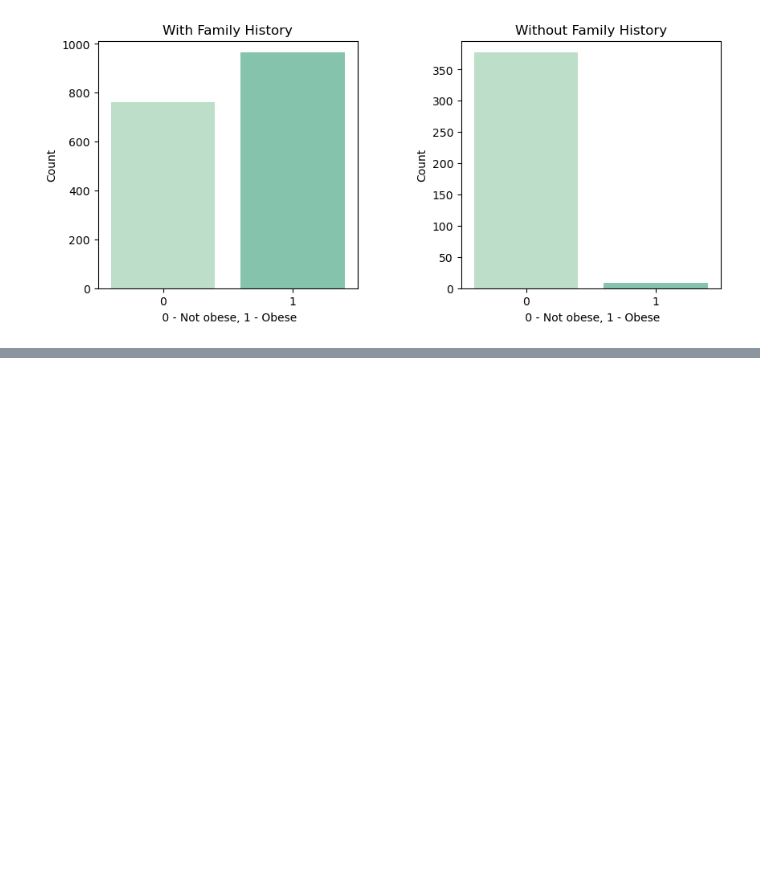
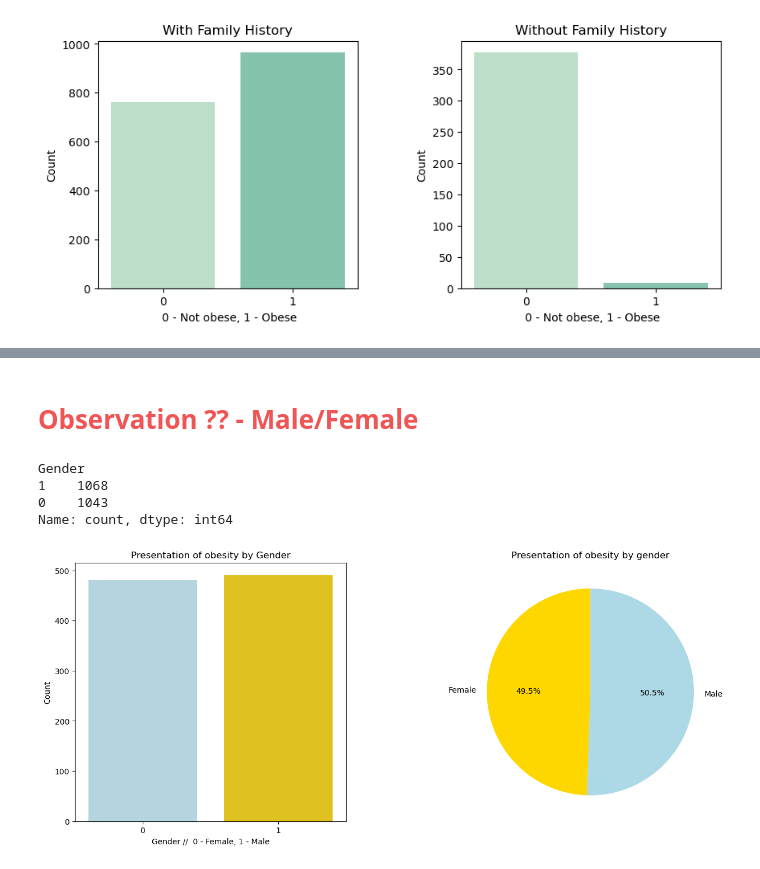
Before and after one commit to omeysi1/project1, a Jupyter notebook: project.ipynb, the cells around one changed output, grey strips where cells are left out. Drawn from its saved outputs; the diff is of its cells as text; code cells hidden in the pictures; blank space fills up the shorter version.

```diff
--- a/project.ipynb
+++ b/project.ipynb
@@ -186,0 +260,36 @@ plt.show()
+# %% [markdown]
+# <b id="section_2">  </b> <b style='color:#F05454'>Observation ?? - Male/Female </b> <b></b>
+# %%
+ob_df['Gender'].value_counts()
+# %% [output]
+Gender
+1    1068
+0    1043
+Name: count, dtype: int64
+# %%
+groupbygender = ob_df.groupby('Gender')['NObeyesdad'].sum().reset_index()
+
+female_obese = groupbygender.loc[groupbygender['Gender'] == 0, 'NObeyesdad'].values[0]
+male_obese = groupbygender.loc[groupbygender['Gender'] == 1, 'NObeyesdad'].values[0]
+
+sizes_without = [female_obese, male_obese]
+labels = ['Female', 'Male']
+# %%
+colors2 = ["lightblue", "gold"]
+reversed_colors2 = colors2[::-1]
+
+fig, ax = plt.subplots(1, 2, figsize=(15, 6))
+plt.subplots_adjust(wspace=0.4)
+
+sns.barplot(data=groupbygender, x='Gender', y='NObeyesdad', palette=colors2, ax=ax[0])
+ax[0].set_title('Presentation of obesity by Gender')
+ax[0].set_xlabel('Gender //  0 - Female, 1 - Male')
+ax[0].set_ylabel('Count')
+ax[0].tick_params(axis='x', rotation=0)
+
+ax[1].pie(sizes_without, labels=labels, autopct='%1.1f%%', colors=reversed_colors2, startangle=90)
+ax[1].set_title('Presentation of obesity by gender')
+
+plt.show()
+# %% [output]
+[figure, added]
```
Also changed, not shown: parts of 16 cells of this notebook.
